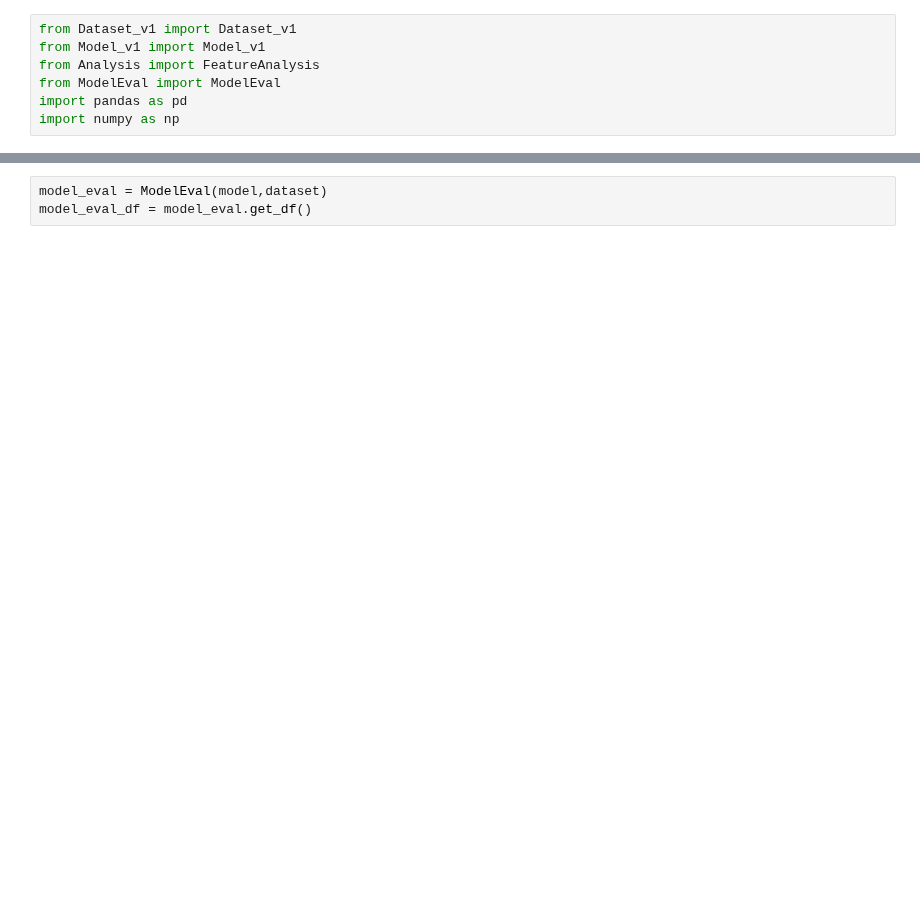
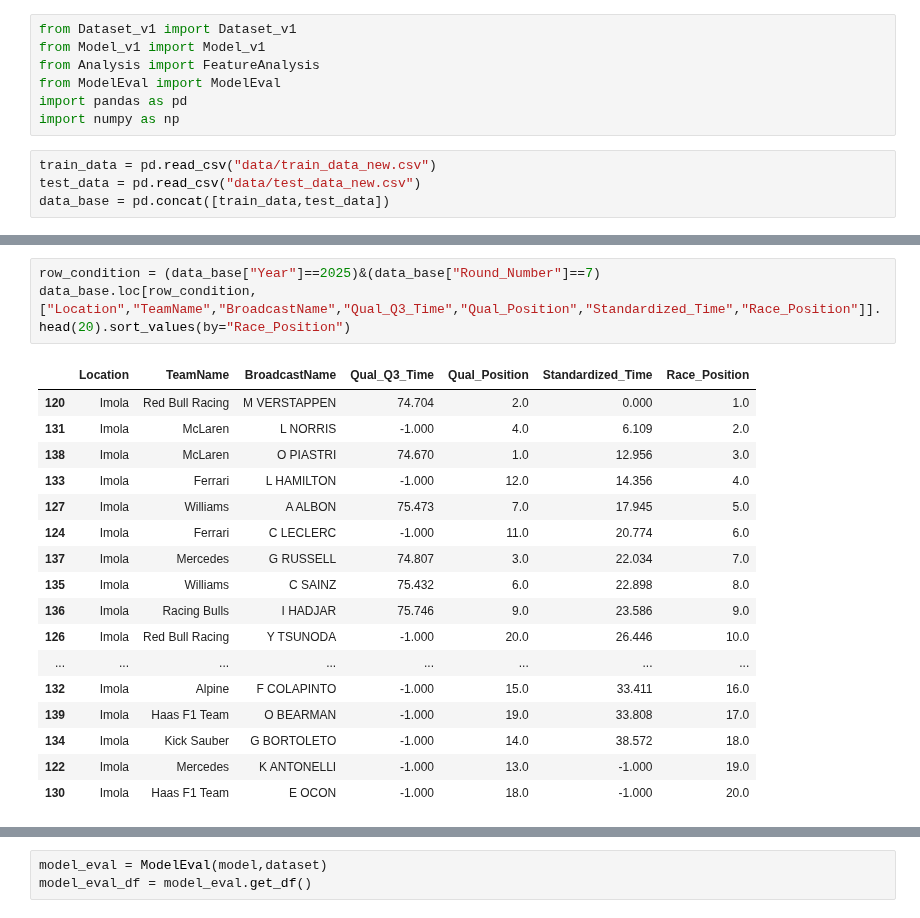
Before and after one commit to rohank36/f1, a Jupyter notebook: experiment.ipynb, the cells around one changed output, grey strips where cells are left out. Drawn from its saved outputs; the diff is of its cells as text; blank space fills up the shorter version.

```diff
--- a/experiment.ipynb
+++ b/experiment.ipynb
@@ -5,3 +5,7 @@ from Analysis import FeatureAnalysis
 from ModelEval import ModelEval
 import pandas as pd
 import numpy as np
+# %%
+train_data = pd.read_csv("data/train_data_new.csv")
+test_data = pd.read_csv("data/test_data_new.csv")
+data_base = pd.concat([train_data,test_data])
@@ -7,0 +47,21 @@ import numpy as np
+# %%
+row_condition = (data_base["Year"]==2025)&(data_base["Round_Number"]==7)
+data_base.loc[row_condition,["Location","TeamName","BroadcastName","Qual_Q3_Time","Qual_Position","Standardized_Time","Race_Position"]].head(20).sort_values(by="Race_Position")
+# %% [output]
+|  | Location | TeamName | BroadcastName | Qual_Q3_Time | Qual_Position | Standardized_Time | Race_Position |
+| 120 | Imola | Red Bull Racing | M VERSTAPPEN | 74.704 | 2.0 | 0.000 | 1.0 |
+| 131 | Imola | McLaren | L NORRIS | -1.000 | 4.0 | 6.109 | 2.0 |
+| 138 | Imola | McLaren | O PIASTRI | 74.670 | 1.0 | 12.956 | 3.0 |
+| 133 | Imola | Ferrari | L HAMILTON | -1.000 | 12.0 | 14.356 | 4.0 |
+| 127 | Imola | Williams | A ALBON | 75.473 | 7.0 | 17.945 | 5.0 |
+| 124 | Imola | Ferrari | C LECLERC | -1.000 | 11.0 | 20.774 | 6.0 |
+| 137 | Imola | Mercedes | G RUSSELL | 74.807 | 3.0 | 22.034 | 7.0 |
+| 135 | Imola | Williams | C SAINZ | 75.432 | 6.0 | 22.898 | 8.0 |
+| 136 | Imola | Racing Bulls | I HADJAR | 75.746 | 9.0 | 23.586 | 9.0 |
+| 126 | Imola | Red Bull Racing | Y TSUNODA | -1.000 | 20.0 | 26.446 | 10.0 |
+| ... | ... | ... | ... | ... | ... | ... | ... |
+| 132 | Imola | Alpine | F COLAPINTO | -1.000 | 15.0 | 33.411 | 16.0 |
+| 139 | Imola | Haas F1 Team | O BEARMAN | -1.000 | 19.0 | 33.808 | 17.0 |
+| 134 | Imola | Kick Sauber | G BORTOLETO | -1.000 | 14.0 | 38.572 | 18.0 |
+| 122 | Imola | Mercedes | K ANTONELLI | -1.000 | 13.0 | -1.000 | 19.0 |
+| 130 | Imola | Haas F1 Team | E OCON | -1.000 | 18.0 | -1.000 | 20.0 |
```
Also changed, not shown: parts of 26 cells of this notebook, 7 other files.
